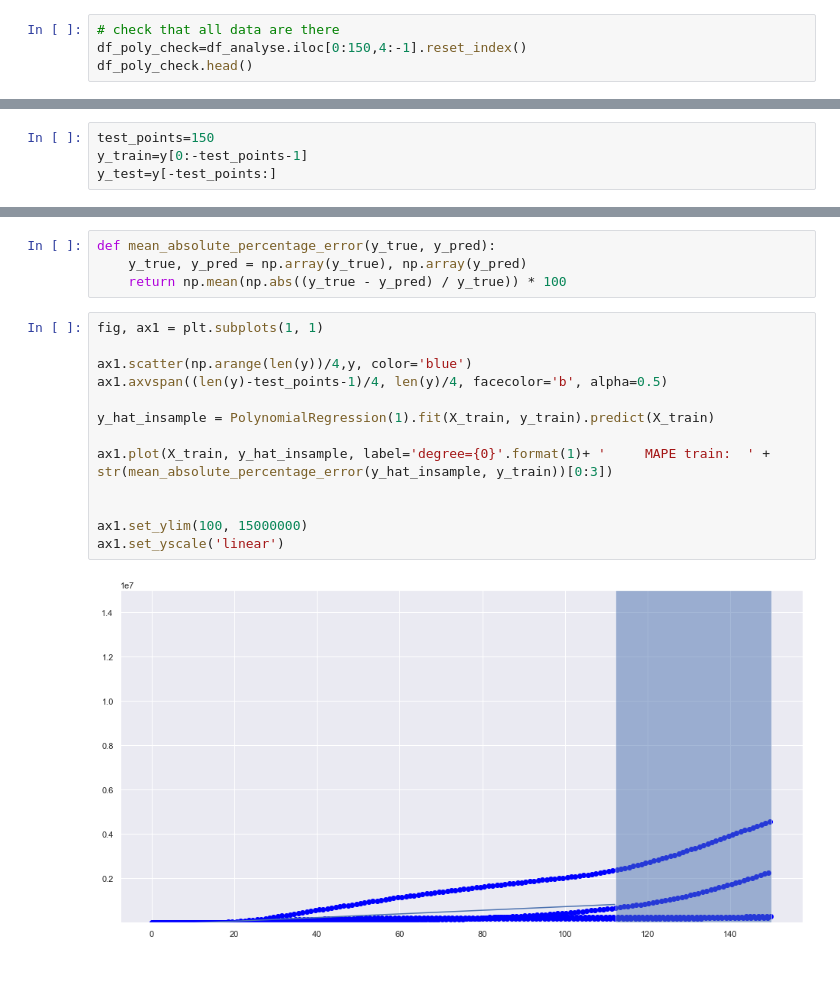
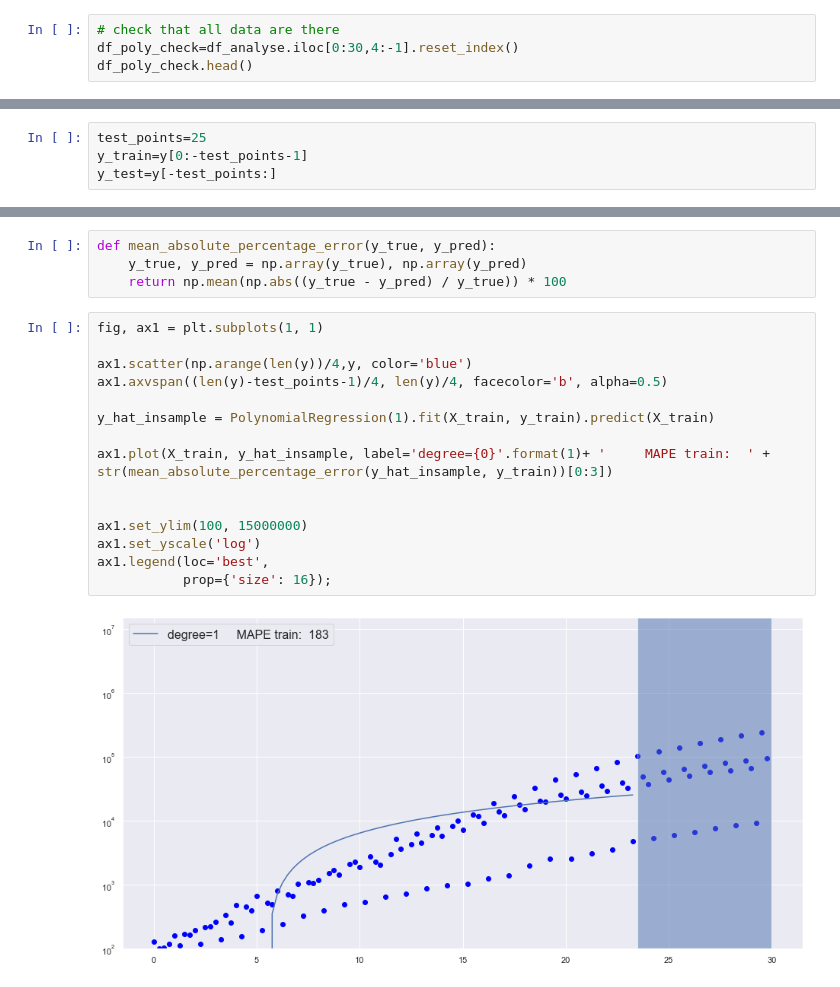
Before and after one commit to sjeevanandam/EDS_COVID_2020, a Jupyter notebook: eds_covid/notebooks/Overfitting.ipynb, the cells around one changed output, grey strips where cells are left out. Drawn from its saved outputs; the diff is of its cells as text.

```diff
--- a/eds_covid/notebooks/Overfitting.ipynb
+++ b/eds_covid/notebooks/Overfitting.ipynb
@@ -107,7 +107,7 @@ def mean_absolute_percentage_error(y_true, y_pred):
 https://scikit-learn.org/stable/auto_examples/linear_model/plot_polynomial_interpolation.html#sphx-glr-auto-examples-linear-model-plot-polynomial-interpolation-py
 # %%
 # check that all data are there
-df_poly_check=df_analyse.iloc[0:150,4:-1].reset_index()
+df_poly_check=df_analyse.iloc[0:30,4:-1].reset_index()
 df_poly_check.head()
 # %% [output]
 |  | index | India | US | Spain | Germany | United Kingdom | Korea, South | Japan |
@@ -138,6 +149,6 @@ Germany  1    159.0
 dtype: float64
 # %%
-test_points=150
+test_points=25
 y_train=y[0:-test_points-1]
 y_test=y[-test_points:]
 # %%
@@ -160,15 +171,17 @@ def mean_absolute_percentage_error(y_true, y_pred):
 # %%
 fig, ax1 = plt.subplots(1, 1)
 
 ax1.scatter(np.arange(len(y))/4,y, color='blue')
 ax1.axvspan((len(y)-test_points-1)/4, len(y)/4, facecolor='b', alpha=0.5)
 
 y_hat_insample = PolynomialRegression(1).fit(X_train, y_train).predict(X_train)
 
 ax1.plot(X_train, y_hat_insample, label='degree={0}'.format(1)+ '     MAPE train:  ' + str(mean_absolute_percentage_error(y_hat_insample, y_train))[0:3])
 
 
 ax1.set_ylim(100, 15000000)
-ax1.set_yscale('linear')
+ax1.set_yscale('log')
+ax1.legend(loc='best',
+           prop={'size': 16});
 # %% [output]
-[figure, old version]
+[figure, new version]
```
Also changed, not shown: parts of 3 cells of this notebook, 6 other files.
